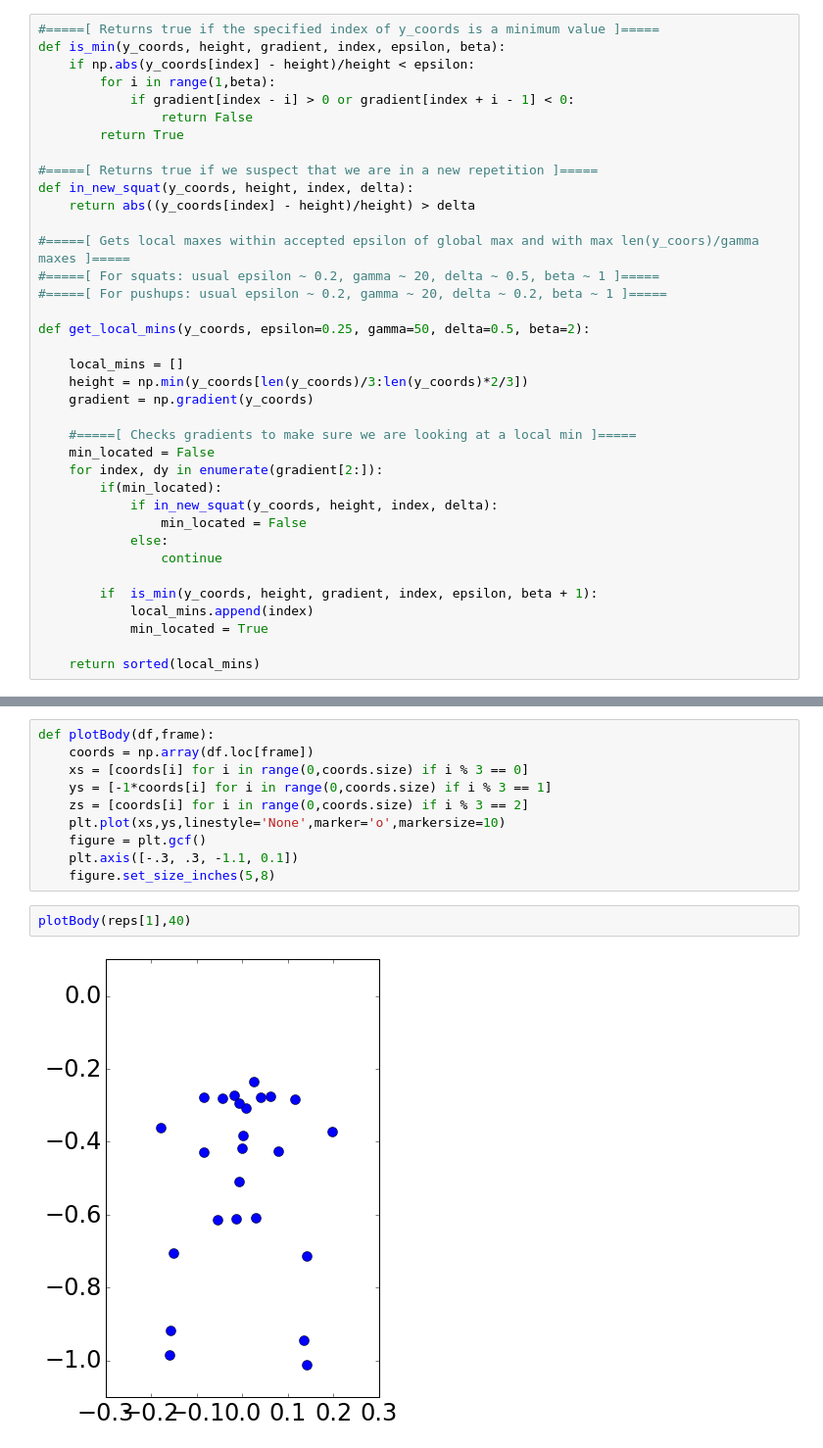
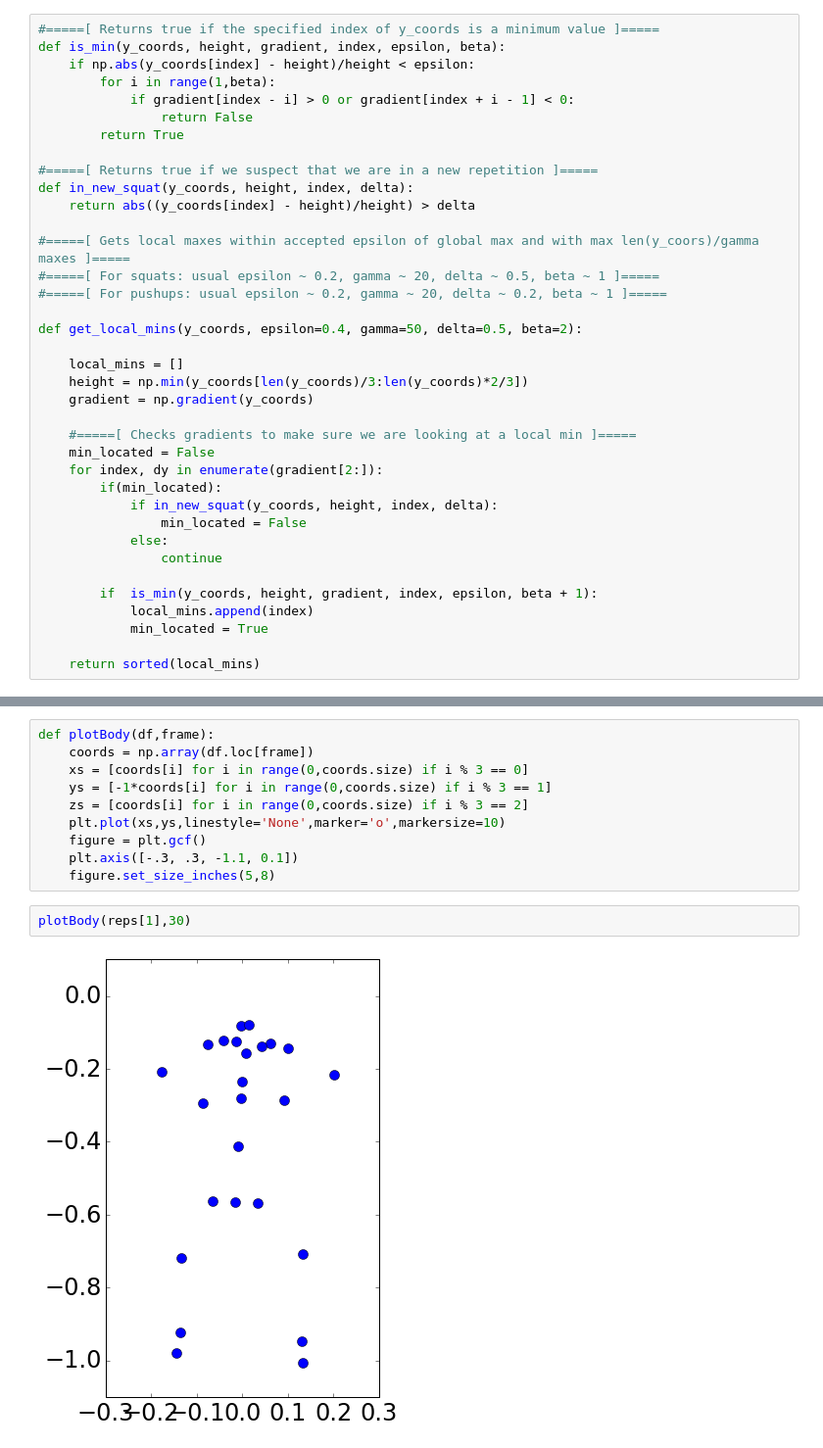
Before and after one commit to bgarcia7/ai_trainer, a Jupyter notebook: development_notebooks/Data Preprocessing Demonstration.ipynb, the cells around one changed output, grey strips where cells are left out. Shown: that part at 98% size. Drawn from its saved outputs; the diff is of its cells as text.

```diff
--- a/development_notebooks/Data Preprocessing Demonstration.ipynb
+++ b/development_notebooks/Data Preprocessing Demonstration.ipynb
@@ -91,7 +91,7 @@ def in_new_squat(y_coords, height, index, delta):
 #=====[ For squats: usual epsilon ~ 0.2, gamma ~ 20, delta ~ 0.5, beta ~ 1 ]=====
 #=====[ For pushups: usual epsilon ~ 0.2, gamma ~ 20, delta ~ 0.2, beta ~ 1 ]=====
 
-def get_local_mins(y_coords, epsilon=0.25, gamma=50, delta=0.5, beta=2):
+def get_local_mins(y_coords, epsilon=0.4, gamma=50, delta=0.5, beta=2):
 
     local_mins = []
     height = np.min(y_coords[len(y_coords)/3:len(y_coords)*2/3])
@@ -227,6 +227,6 @@ def plotBody(df,frame):
     plt.axis([-.3, .3, -1.1, 0.1])
     figure.set_size_inches(5,8)
 # %%
-plotBody(reps[1],40)
+plotBody(reps[1],30)
 # %% [output]
-[figure, old version]
+[figure, new version]
```
Also changed, not shown: parts of 3 cells of this notebook, 23 other files.
